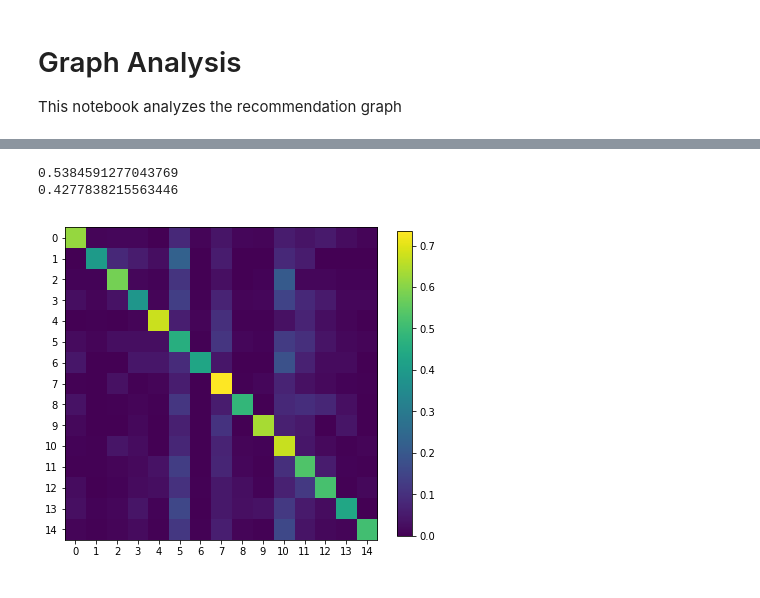
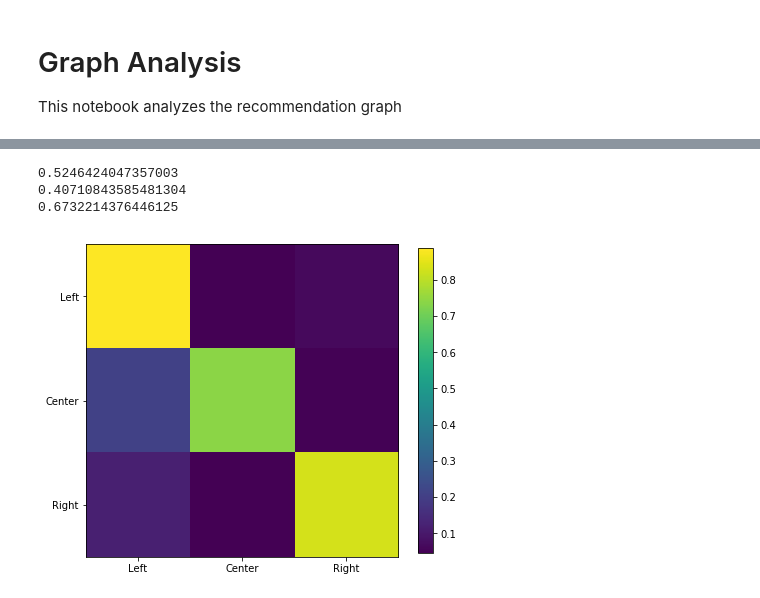
Before and after one commit to cwalker4/234_project, a Jupyter notebook: graph_analysis.ipynb, the cells around one changed output, grey strips where cells are left out. Cells and saved outputs as stored; diff of their text form; code cells hidden in the pictures.

```diff
--- a/graph_analysis.ipynb
+++ b/graph_analysis.ipynb
@@ -22,12 +22,15 @@ with open('results/video_info.json', 'r') as f:
     video_info = json.load(f)
+# %%
+# make a category_name <-> id mapping for easier category handling
+category_df = pd.read_csv('derived_data/category_crosswalk.csv')
+category_list = category_df.category_id.values
+
+categories = set(category_list)
+cat_mapping = {}
+for ix, category_id in enumerate(categories):
+    cat_mapping[category_id] = ix
 # %%
-# make a category_name <-> id mapping for easier category handling
-category_list = [category[id] for id in category]
-categories = set(category_list)
-cat_mapping = {}
-for ix, category_id in enumerate(categories):
-    cat_mapping[category_id] = ix
-
+# Create node attributes by filling dictionaries with video_id and info
 category = {}
 views = {}
 lr = {}
@@ -41,12 +44,27 @@ for video_id in video_info:
         like_ratio = 0.5
 
     channel[video_id] = info['channel']
-    category[video_id] = cat_mapping[info['category']]
+    category[video_id] = cat_mapping[int(info['category'])]
     views[video_id] = int(info['views'])
     lr[video_id] = float(like_ratio)
     postdate[video_id] =  info['postdate']
 
+# do the same for channel/video bias
+channel_classification = pd.read_csv('derived_data/channel_classification.csv')
+video_info_df = pd.DataFrame.from_dict(video_info, orient='index').reset_index()
+video_info_df.rename(index=str, columns={"index": "video_id"}, inplace=True)
+video_info_df = video_info_df[['video_id', 'channel']]
+video_info_df['channel'] = video_info_df.channel.apply(str.lower)
+video_info_df = video_info_df.merge(channel_classification, on='channel', how='left')\
+                .dropna(axis=0, subset=['leaning'])
+bias_dict = video_info_df[['video_id', 'leaning']].set_index('video_id').to_dict(orient='index')
 
+# make dictionary of bias
+bias = {}
+for video_id in bias_dict:
+    bias[video_id] = bias_dict[video_id]['leaning']
+
+nx.set_node_attributes(G, name='leaning', values=bias)
 nx.set_node_attributes(G, name='category', values=category)
 nx.set_node_attributes(G, name='views', values=views)
 nx.set_node_attributes(G, name='like_ratio', values=lr)
@@ -56,16 +94,19 @@ nx.set_node_attributes(G, name='channel', values=channel)
 # assortativity
 print(nx.attribute_assortativity_coefficient(G, 'category'))
 print(nx.attribute_assortativity_coefficient(G, 'channel'))
+print(nx.attribute_assortativity_coefficient(G, 'leaning'))
 #print(nx.numeric_assortativity_coefficient(G, attribute='views'))
 #print(nx.numeric_assortativity_coefficient(G, attribute='like_ratio'))
 # %% [output]
-0.5384591277043769
-0.4277838215563446
+0.5246424047357003
+0.40710843585481304
+0.6732214376446125
 # %%
 # mix_matrix[i,j] = count of i -> j edges
 mix_matrix = nx.attribute_mixing_matrix(G,
-                                   attribute='category',
-                                   normalized=False)
+                                        attribute='leaning',
+                                        mapping={'L': 0, 'C': 1, 'R': 2},
+                                        normalized=False)
 
 # normalize so rows sum to 1; choosing rows so that each cell can
 # be interpreted as the frequency with which category i recommends a video
@@ -74,12 +115,12 @@ mix_matrix = mix_matrix / mix_matrix.sum(axis=1, keepdims=True)
 # %%
 plt.figure(figsize=(7,7))
 plt.imshow(mix_matrix)
 plt.colorbar(shrink=0.8)
-plt.xticks(np.arange(15))
-plt.yticks(np.arange(15))
-plt.savefig('presentation_resources/mixing_matrix', dpi=300)
+plt.xticks(np.arange(3), ('Left', 'Center', 'Right'))
+plt.yticks(np.arange(3), ('Left', 'Center', 'Right'))
+plt.savefig('presentation_resources/leaning_mixing_matrix', dpi=300)
 # %% [output]
-[figure, old version]
+[figure, new version]
 # %%
 # pageranks
 pr = nx.pagerank(G)
```
Also changed, not shown: parts of 2 cells of this notebook, 2 other files.
